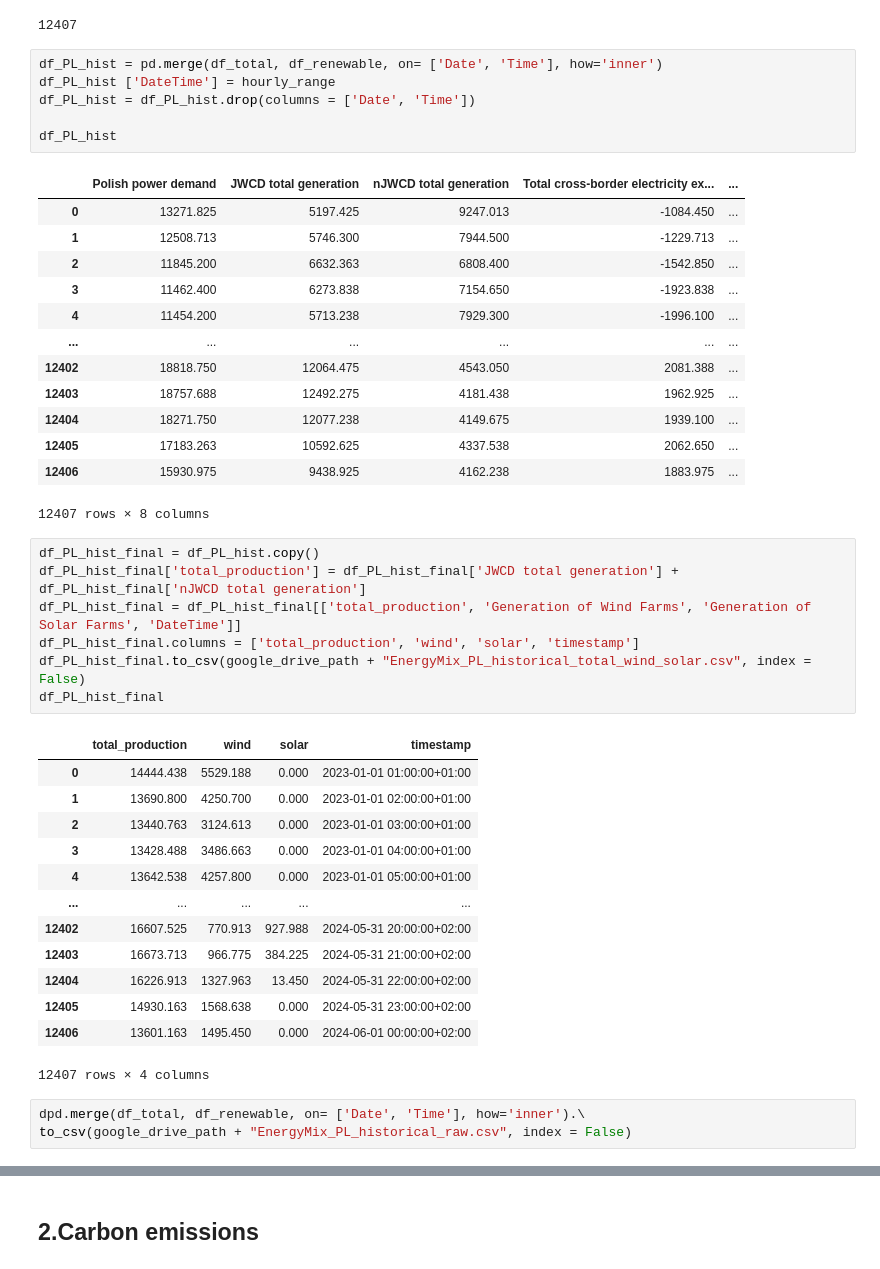
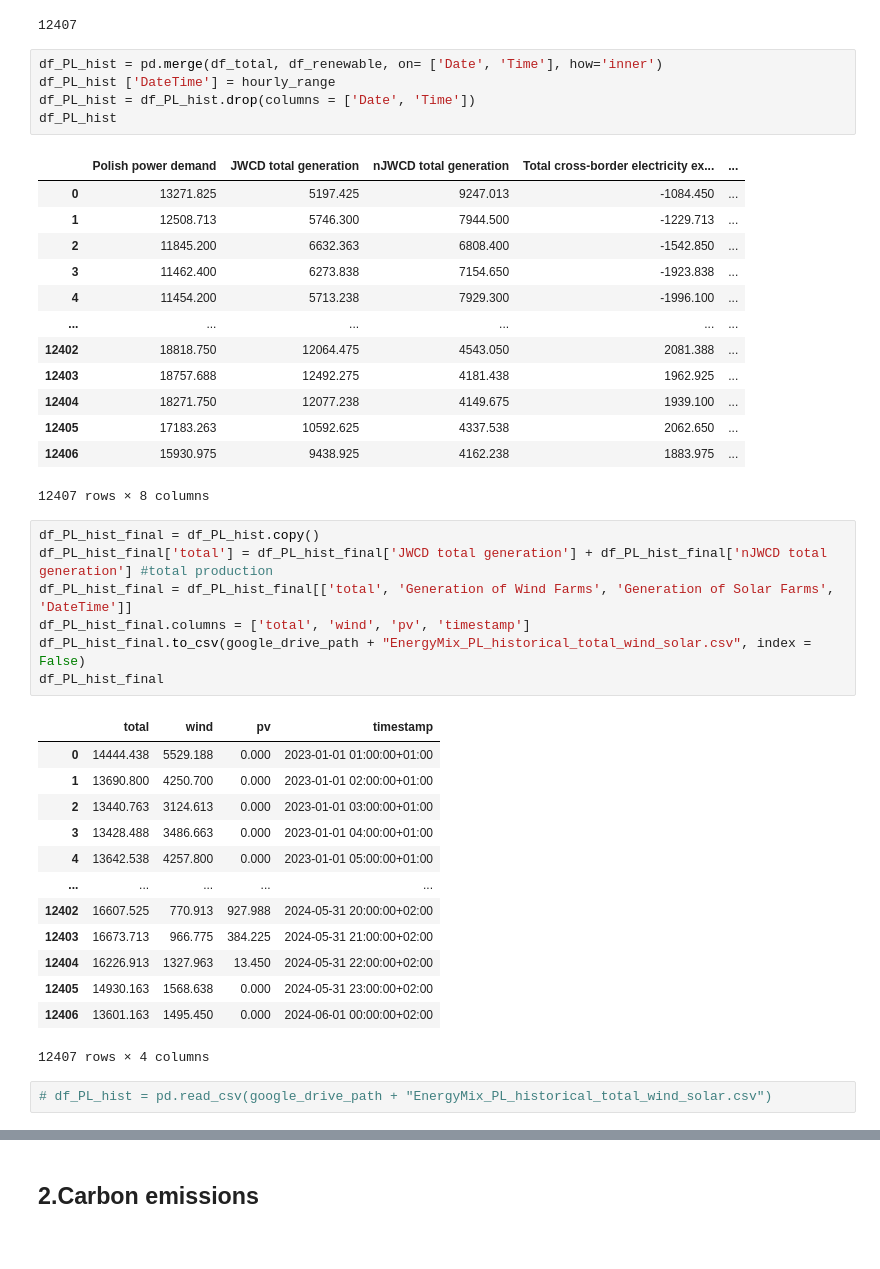
Before and after one commit to UCY-LINC-LAB/GreenAnalyzer-Project, a Jupyter notebook: energy_mix_prediction/1_getEnergyMix_CarbonEmissions.ipynb, the cells around one changed output, grey strips where cells are left out. Cells and saved outputs as stored; diff of their text form.

```diff
--- a/energy_mix_prediction/1_getEnergyMix_CarbonEmissions.ipynb
+++ b/energy_mix_prediction/1_getEnergyMix_CarbonEmissions.ipynb
@@ -524,7 +530,6 @@ len(hourly_range)
 df_PL_hist = pd.merge(df_total, df_renewable, on= ['Date', 'Time'], how='inner')
 df_PL_hist ['DateTime'] = hourly_range
 df_PL_hist = df_PL_hist.drop(columns = ['Date', 'Time'])
-
 df_PL_hist
 # %% [output]
 |  | Polish power demand | JWCD total generation | nJWCD total generation | Total cross-border electricity ex... | ... |
@@ -542,13 +547,13 @@ df_PL_hist
 12407 rows × 8 columns
 # %%
 df_PL_hist_final = df_PL_hist.copy()
-df_PL_hist_final['total_production'] = df_PL_hist_final['JWCD total generation'] + df_PL_hist_final['nJWCD total generation']
-df_PL_hist_final = df_PL_hist_final[['total_production', 'Generation of Wind Farms', 'Generation of Solar Farms', 'DateTime']]
-df_PL_hist_final.columns = ['total_production', 'wind', 'solar', 'timestamp']
+df_PL_hist_final['total'] = df_PL_hist_final['JWCD total generation'] + df_PL_hist_final['nJWCD total generation'] #total production
+df_PL_hist_final = df_PL_hist_final[['total', 'Generation of Wind Farms', 'Generation of Solar Farms', 'DateTime']]
+df_PL_hist_final.columns = ['total', 'wind', 'pv', 'timestamp']
 df_PL_hist_final.to_csv(google_drive_path + "EnergyMix_PL_historical_total_wind_solar.csv", index = False)
 df_PL_hist_final
 # %% [output]
-|  | total_production | wind | solar | timestamp |
+|  | total | wind | pv | timestamp |
 | 0 | 14444.438 | 5529.188 | 0.000 | 2023-01-01 01:00:00+01:00 |
 | 1 | 13690.800 | 4250.700 | 0.000 | 2023-01-01 02:00:00+01:00 |
 | 2 | 13440.763 | 3124.613 | 0.000 | 2023-01-01 03:00:00+01:00 |
@@ -561,6 +566,5 @@ df_PL_hist_final
 | 12405 | 14930.163 | 1568.638 | 0.000 | 2024-05-31 23:00:00+02:00 |
 | 12406 | 13601.163 | 1495.450 | 0.000 | 2024-06-01 00:00:00+02:00 |
 12407 rows × 4 columns
-# %%
-dpd.merge(df_total, df_renewable, on= ['Date', 'Time'], how='inner').\
-to_csv(google_drive_path + "EnergyMix_PL_historical_raw.csv", index = False)
+# %%
+# df_PL_hist = pd.read_csv(google_drive_path + "EnergyMix_PL_historical_total_wind_solar.csv")
```
Also changed, not shown: parts of 8 cells of this notebook, 4 other files.
